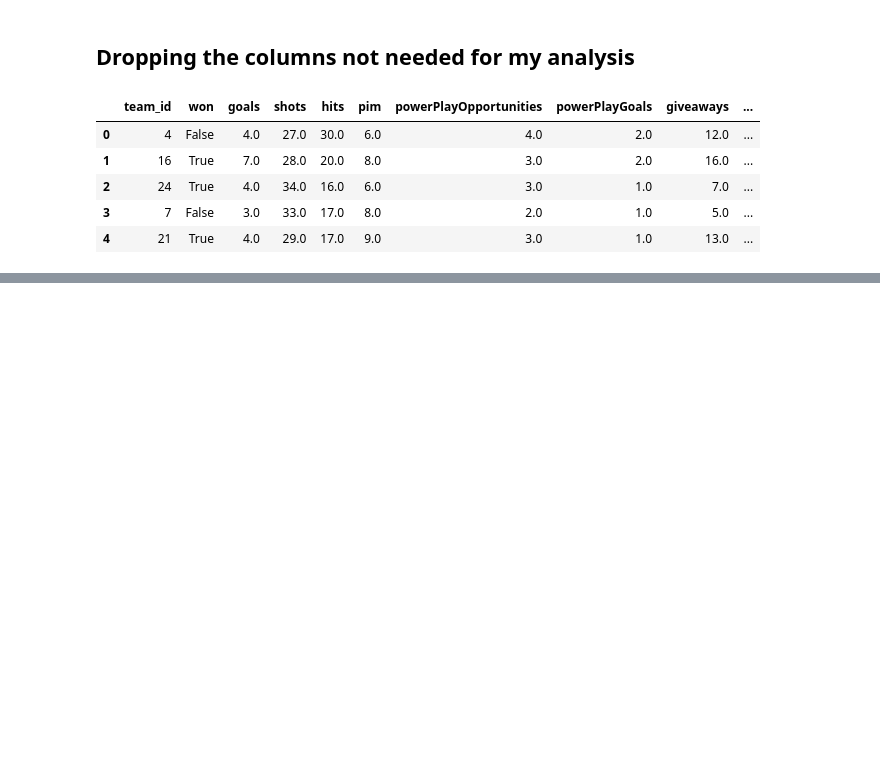
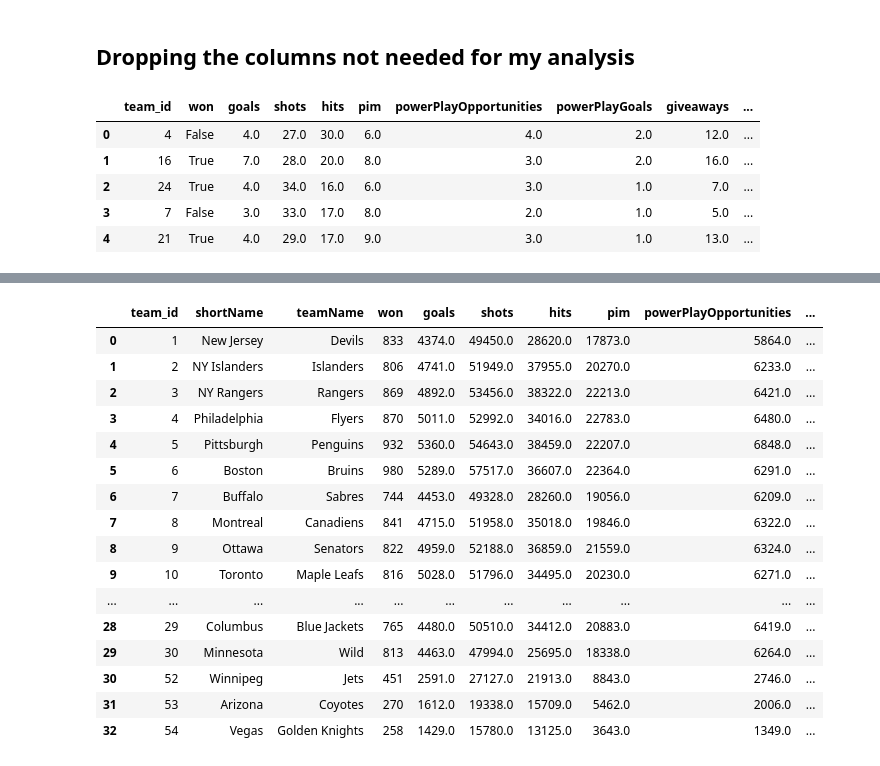
Before and after one commit to data301-2021-summer2/project-group39-project, a Jupyter notebook: analysis/Keatin/Milestone1.ipynb, the cells around one changed output, grey strips where cells are left out. Cells and saved outputs as stored; diff of their text form; code cells hidden in the pictures; blank space fills up the shorter version.

```diff
--- a/analysis/Keatin/Milestone1.ipynb
+++ b/analysis/Keatin/Milestone1.ipynb
@@ -192,0 +210,22 @@ Combined_Teams.head()
+# %%
+## pd.concat([Reduced_Team_Info,grouped_Reduced_Team_stats],ignore_index=True)
+##pd.concat([Reduced_Team_Info,grouped_Reduced_Team_stats],axis=1).reindex(Reduced_Team_Info.index)
+pd.concat([Reduced_Team_Info,grouped_Reduced_Team_stats],axis=1).reindex(Reduced_Team_Info.index)
+# %% [output]
+|  | team_id | shortName | teamName | won | goals | shots | hits | pim | powerPlayOpportunities | ... |
+| 0 | 1 | New Jersey | Devils | 833 | 4374.0 | 49450.0 | 28620.0 | 17873.0 | 5864.0 | ... |
+| 1 | 2 | NY Islanders | Islanders | 806 | 4741.0 | 51949.0 | 37955.0 | 20270.0 | 6233.0 | ... |
+| 2 | 3 | NY Rangers | Rangers | 869 | 4892.0 | 53456.0 | 38322.0 | 22213.0 | 6421.0 | ... |
+| 3 | 4 | Philadelphia | Flyers | 870 | 5011.0 | 52992.0 | 34016.0 | 22783.0 | 6480.0 | ... |
+| 4 | 5 | Pittsburgh | Penguins | 932 | 5360.0 | 54643.0 | 38459.0 | 22207.0 | 6848.0 | ... |
+| 5 | 6 | Boston | Bruins | 980 | 5289.0 | 57517.0 | 36607.0 | 22364.0 | 6291.0 | ... |
+| 6 | 7 | Buffalo | Sabres | 744 | 4453.0 | 49328.0 | 28260.0 | 19056.0 | 6209.0 | ... |
+| 7 | 8 | Montreal | Canadiens | 841 | 4715.0 | 51958.0 | 35018.0 | 19846.0 | 6322.0 | ... |
+| 8 | 9 | Ottawa | Senators | 822 | 4959.0 | 52188.0 | 36859.0 | 21559.0 | 6324.0 | ... |
+| 9 | 10 | Toronto | Maple Leafs | 816 | 5028.0 | 51796.0 | 34495.0 | 20230.0 | 6271.0 | ... |
+| ... | ... | ... | ... | ... | ... | ... | ... | ... | ... | ... |
+| 28 | 29 | Columbus | Blue Jackets | 765 | 4480.0 | 50510.0 | 34412.0 | 20883.0 | 6419.0 | ... |
+| 29 | 30 | Minnesota | Wild | 813 | 4463.0 | 47994.0 | 25695.0 | 18338.0 | 6264.0 | ... |
+| 30 | 52 | Winnipeg | Jets | 451 | 2591.0 | 27127.0 | 21913.0 | 8843.0 | 2746.0 | ... |
+| 31 | 53 | Arizona | Coyotes | 270 | 1612.0 | 19338.0 | 15709.0 | 5462.0 | 2006.0 | ... |
+| 32 | 54 | Vegas | Golden Knights | 258 | 1429.0 | 15780.0 | 13125.0 | 3643.0 | 1349.0 | ... |
```
Also changed, not shown: parts of 4 cells of this notebook.
